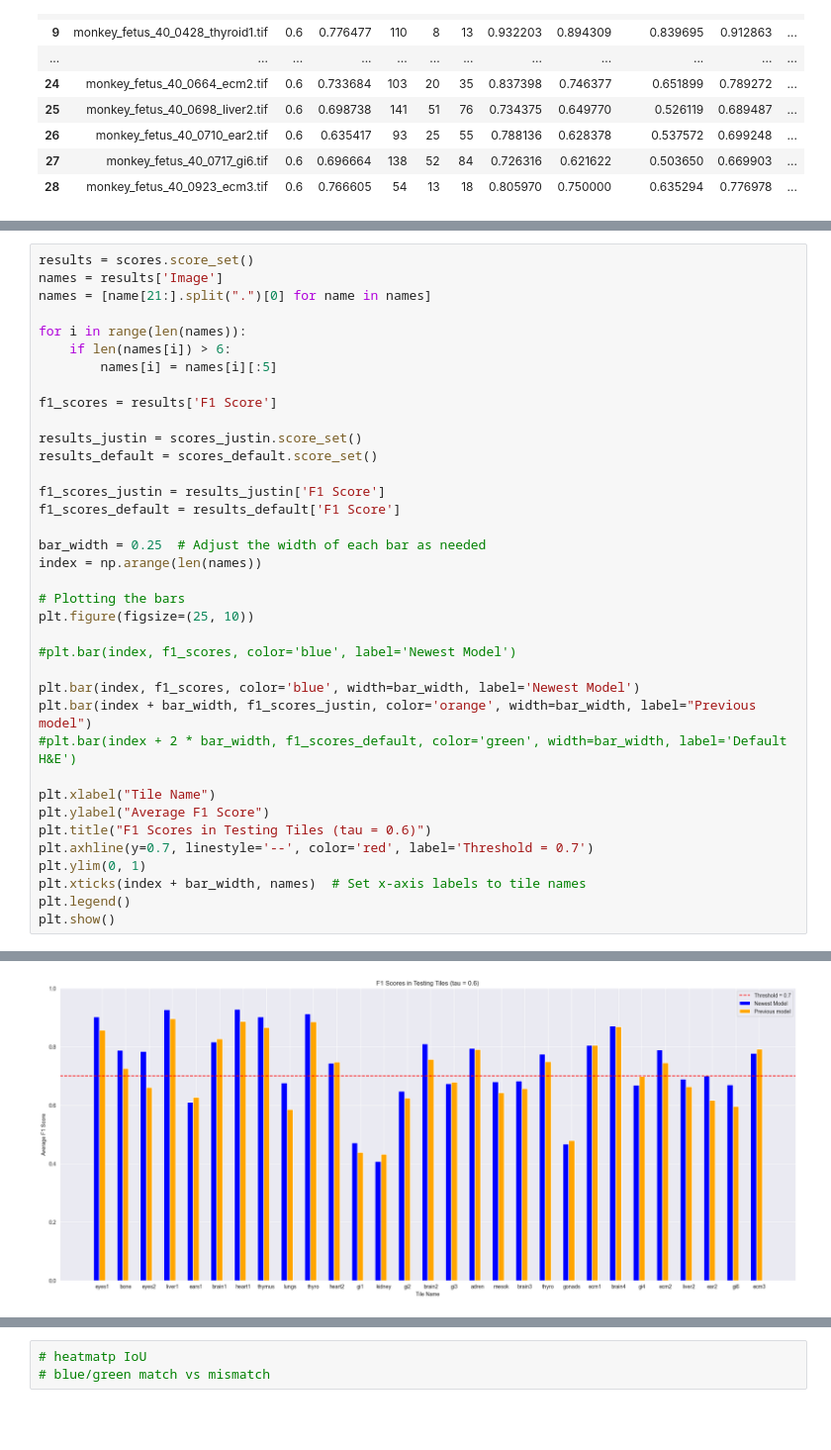
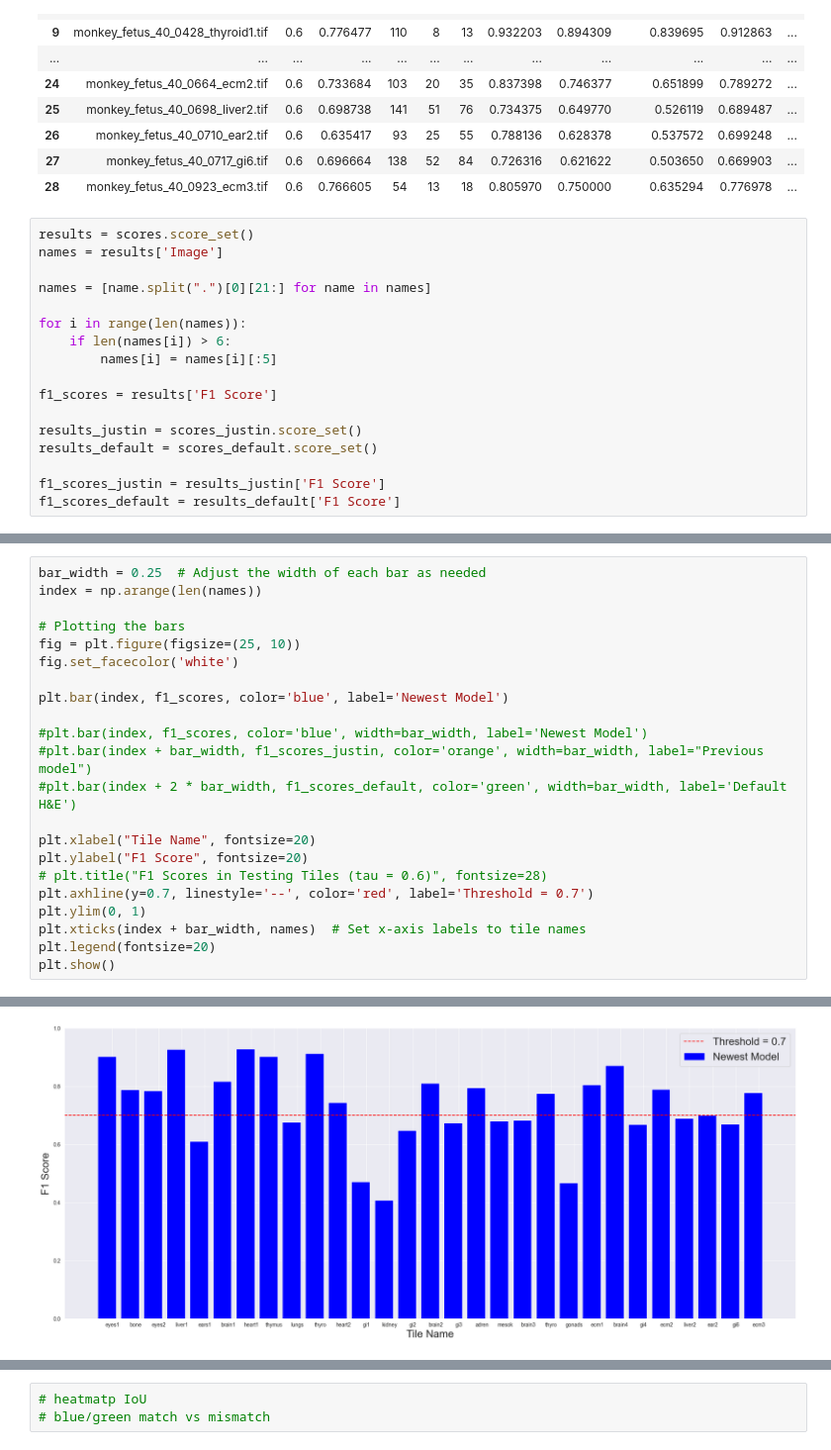
Before and after one commit to donniekramer8/Nuclei-seg-collection, a Jupyter notebook: stardist/monkey/4_Test_Model.ipynb, the cells around one changed output, grey strips where cells are left out. Shown at 99% size. Saved outputs shown, nothing was run; the diff lists cells and outputs as text; blank space fills up the shorter version.

```diff
--- a/stardist/monkey/4_Test_Model.ipynb
+++ b/stardist/monkey/4_Test_Model.ipynb
@@ -151,3 +257,20 @@ scoring_for_donald.py (62): The behavior of DataFrame concatenation with empty o
 | 26 | monkey_fetus_40_0710_ear2.tif | 0.6 | 0.635417 | 93 | 25 | 55 | 0.788136 | 0.628378 | 0.537572 | 0.699248 | ... |
 | 27 | monkey_fetus_40_0717_gi6.tif | 0.6 | 0.696664 | 138 | 52 | 84 | 0.726316 | 0.621622 | 0.503650 | 0.669903 | ... |
 | 28 | monkey_fetus_40_0923_ecm3.tif | 0.6 | 0.766605 | 54 | 13 | 18 | 0.805970 | 0.750000 | 0.635294 | 0.776978 | ... |
+# %%
+results = scores.score_set()
+names = results['Image']
+
+names = [name.split(".")[0][21:] for name in names]
+
+for i in range(len(names)):
+    if len(names[i]) > 6:
+        names[i] = names[i][:5]
+
+f1_scores = results['F1 Score']
+
+results_justin = scores_justin.score_set()
+results_default = scores_default.score_set()
+
+f1_scores_justin = results_justin['F1 Score']
+f1_scores_default = results_default['F1 Score']
@@ -154,38 +281,23 @@ scoring_for_donald.py (62): The behavior of DataFrame concatenation with empty o
 # %%
-results = scores.score_set()
-names = results['Image']
-names = [name[21:].split(".")[0] for name in names]
-
-for i in range(len(names)):
-    if len(names[i]) > 6:
-        names[i] = names[i][:5]
-
-f1_scores = results['F1 Score']
-
-results_justin = scores_justin.score_set()
-results_default = scores_default.score_set()
-
-f1_scores_justin = results_justin['F1 Score']
-f1_scores_default = results_default['F1 Score']
-
 bar_width = 0.25  # Adjust the width of each bar as needed
 index = np.arange(len(names))
 
 # Plotting the bars
-plt.figure(figsize=(25, 10))
+fig = plt.figure(figsize=(25, 10))
+fig.set_facecolor('white')
 
-#plt.bar(index, f1_scores, color='blue', label='Newest Model')
+plt.bar(index, f1_scores, color='blue', label='Newest Model')
 
-plt.bar(index, f1_scores, color='blue', width=bar_width, label='Newest Model')
-plt.bar(index + bar_width, f1_scores_justin, color='orange', width=bar_width, label="Previous model")
+#plt.bar(index, f1_scores, color='blue', width=bar_width, label='Newest Model')
+#plt.bar(index + bar_width, f1_scores_justin, color='orange', width=bar_width, label="Previous model")
 #plt.bar(index + 2 * bar_width, f1_scores_default, color='green', width=bar_width, label='Default H&E')
 
-plt.xlabel("Tile Name")
-plt.ylabel("Average F1 Score")
-plt.title("F1 Scores in Testing Tiles (tau = 0.6)")
+plt.xlabel("Tile Name", fontsize=20)
+plt.ylabel("F1 Score", fontsize=20)
+# plt.title("F1 Scores in Testing Tiles (tau = 0.6)", fontsize=28)
 plt.axhline(y=0.7, linestyle='--', color='red', label='Threshold = 0.7')
 plt.ylim(0, 1)
 plt.xticks(index + bar_width, names)  # Set x-axis labels to tile names
-plt.legend()
+plt.legend(fontsize=20)
 plt.show()
 # %% [output]
@@ -195,2 +304,2 @@ scoring_for_donald.py (62): The behavior of DataFrame concatenation with empty o
-[figure, old version]
+[figure, new version]
 # %%
```
Also changed, not shown: parts of 13 cells of this notebook, 40 other files.
